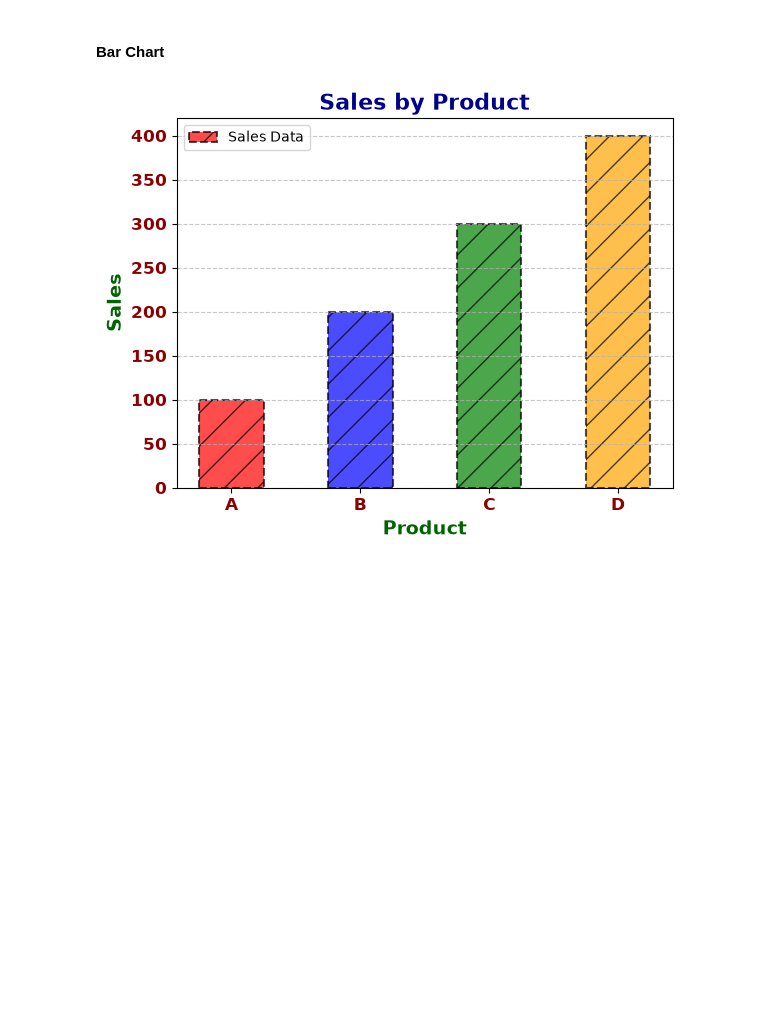
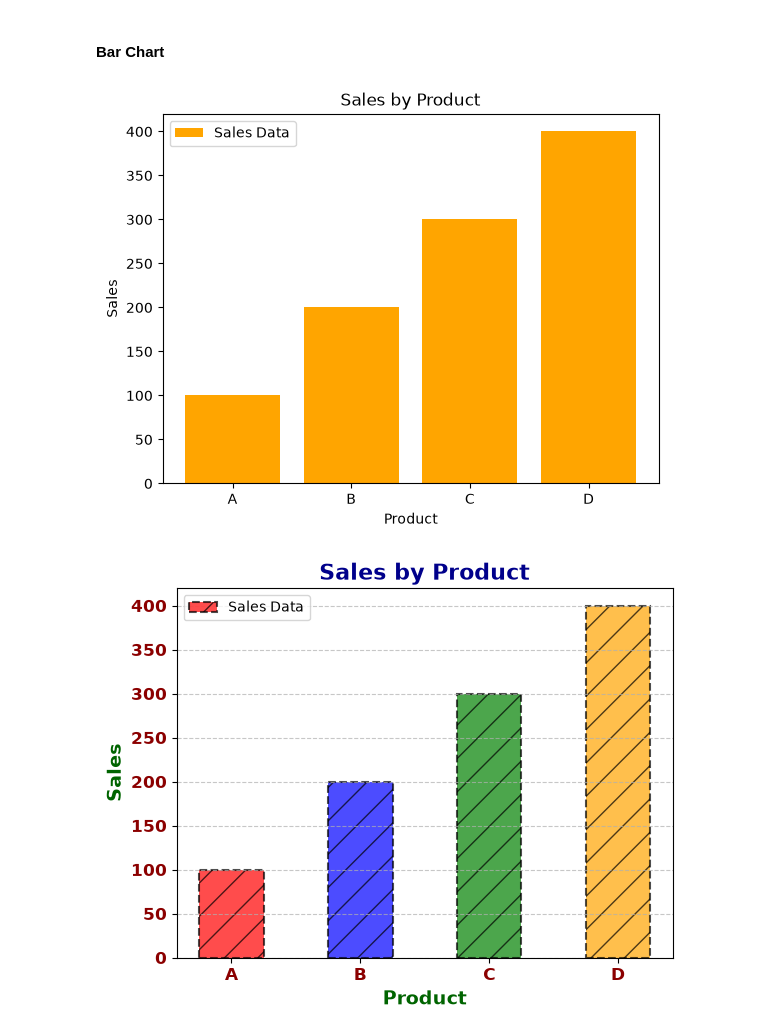
Before and after one commit to MYounus-Codes/learning-complete-machine-learning-from-sctrach, a Jupyter notebook: 04_data_libraries/03_matplotlib/charts.ipynb, the cells around one changed output. Drawn from its saved outputs; the diff is of its cells as text; code cells hidden in the pictures; blank space fills up the shorter version.

```diff
--- a/04_data_libraries/03_matplotlib/charts.ipynb
+++ b/04_data_libraries/03_matplotlib/charts.ipynb
@@ -7,6 +7,18 @@
 #### **Bar Chart**
 # %%
 import matplotlib.pyplot as plt
+# %%
+product = ['A', 'B', 'C', 'D']
+sales = [100, 200, 300, 400]
+
+plt.bar(product, sales, color='orange', label='Sales Data')
+plt.title('Sales by Product')
+plt.xlabel('Product')
+plt.ylabel('Sales')
+plt.legend()
+plt.show()
+# %% [output]
+[figure, added]
 # %%
 product = ['A', 'B', 'C', 'D']
 sales = [100, 200, 300, 400]
```
Also changed, not shown: parts of 1 cell of this notebook.
